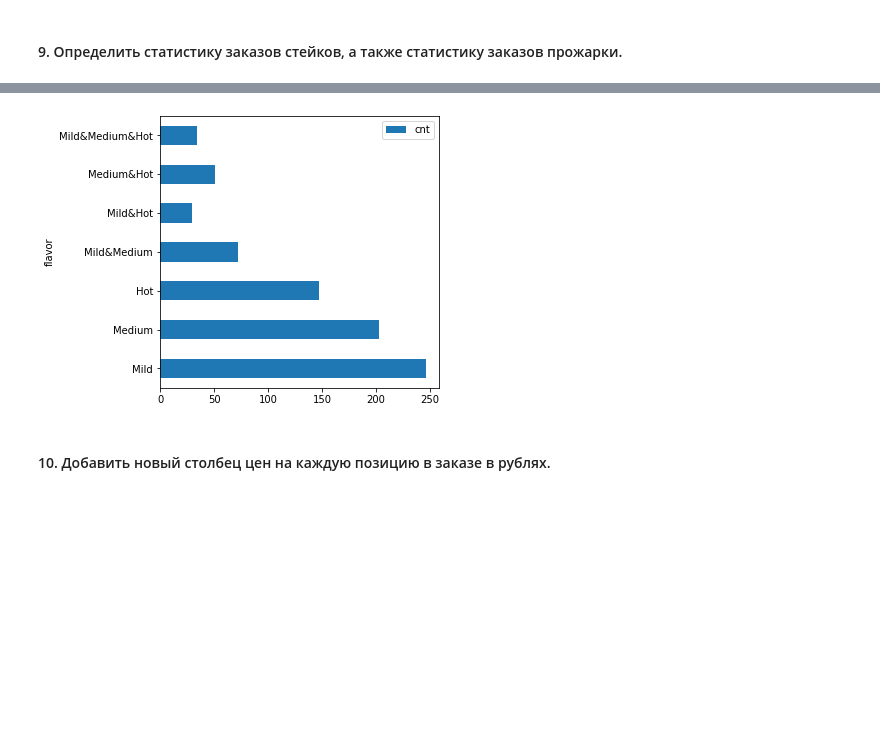
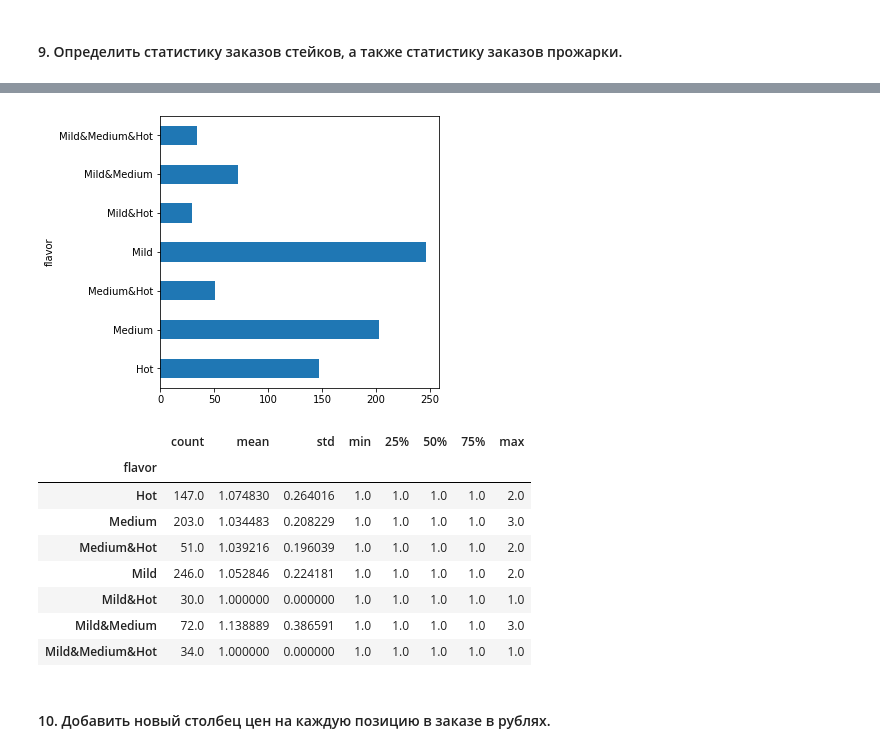
Before and after one commit to spaikus/SPBU-Intelligent-Systems, a Jupyter notebook: Pandas&DimensionalityReduction.ipynb, the cells around one changed output, grey strips where cells are left out. Saved outputs shown, nothing was run; the diff lists cells and outputs as text; code cells hidden in the pictures; blank space fills up the shorter version.

```diff
--- a/Pandas&DimensionalityReduction.ipynb
+++ b/Pandas&DimensionalityReduction.ipynb
@@ -102,14 +111,25 @@ flavors = {
     'Mild&Medium&Hot':'^(?=.*mild)(?=.*medium)(?=.*hot)',
 }
 # %%
-flavor_categories = []
+dataframe['flavor'] = None
+
 for name, regex_str in flavors.items():
-    flavor_categories.append([name, dataframe['choice_description'].str.contains(regex_str, case=False, regex=True).sum()])
-flavor_categories = pd.DataFrame(data=flavor_categories, columns=['flavor', 'cnt'])
-flavor_categories.plot(kind='barh', figsize=(5,5), x='flavor')
-plt.show()
+    dataframe.loc[dataframe['choice_description'].str.contains(regex_str, case=False, regex=True) == True, 'flavor'] = name
-# %% [output]
-[figure, removed]
+# %%
+dataframe.groupby('flavor').size().plot(kind='barh', figsize=(5,5))
+plt.show()
+dataframe.groupby('flavor')['quantity'].describe()
+# %% [output]
+[figure, added]
+|  | count | mean | std | min | 25% | 50% | 75% | max |
+| flavor |  |  |  |  |  |  |  |  |
+| Hot | 147.0 | 1.074830 | 0.264016 | 1.0 | 1.0 | 1.0 | 1.0 | 2.0 |
+| Medium | 203.0 | 1.034483 | 0.208229 | 1.0 | 1.0 | 1.0 | 1.0 | 3.0 |
+| Medium&Hot | 51.0 | 1.039216 | 0.196039 | 1.0 | 1.0 | 1.0 | 1.0 | 2.0 |
+| Mild | 246.0 | 1.052846 | 0.224181 | 1.0 | 1.0 | 1.0 | 1.0 | 2.0 |
+| Mild&Hot | 30.0 | 1.000000 | 0.000000 | 1.0 | 1.0 | 1.0 | 1.0 | 1.0 |
+| Mild&Medium | 72.0 | 1.138889 | 0.386591 | 1.0 | 1.0 | 1.0 | 1.0 | 3.0 |
+| Mild&Medium&Hot | 34.0 | 1.000000 | 0.000000 | 1.0 | 1.0 | 1.0 | 1.0 | 1.0 |
 # %% [markdown]
 #### 10. Добавить новый столбец цен на каждую позицию в заказе в рублях.
 # %%
```
Also changed, not shown: parts of 3 cells of this notebook.
